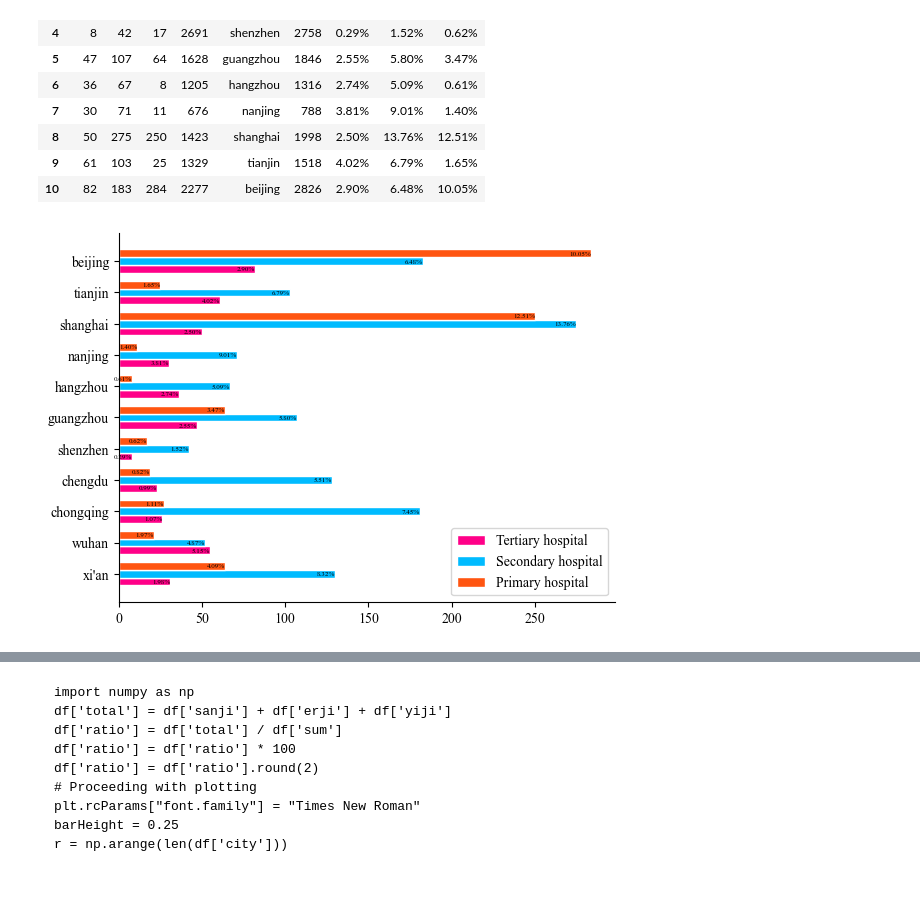
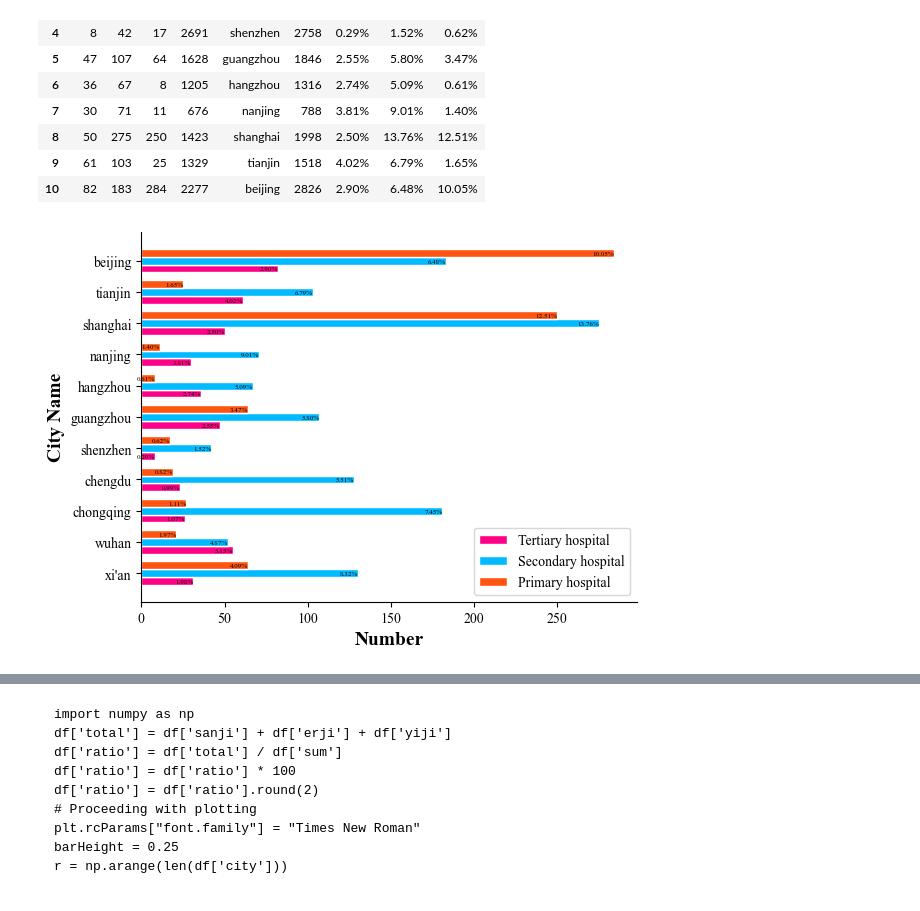
Before and after one commit to Sergio666zxy/Dental-Clinic-Distribution-and-Impact-Factors, a Jupyter notebook: figures/figure 2.ipynb, the cells around one changed output, grey strips where cells are left out. Saved outputs shown, nothing was run; the diff lists cells and outputs as text; code cells hidden in the pictures.

```diff
--- a/figures/figure 2.ipynb
+++ b/figures/figure 2.ipynb
@@ -76,34 +76,36 @@ for rect in rect1:
 
 i = 0
 for rect in rect2:
     width = rect.get_width()
     ax.text(width, rect.get_y() + rect.get_height() / 2, df['ep'][i], size=5, ha='right', va='center')
     i += 1
 
 i = 0
 for rect in rect3:
     width = rect.get_width()
     ax.text(width, rect.get_y() + rect.get_height() / 2, df['yp'][i], size=5, ha='right', va='center')
     i += 1
 
 ax.yaxis.tick_left()  # Display ticks only on the left side
 ax.xaxis.tick_bottom()  # Display ticks only on the bottom
 
 plt.yticks([r + barHeight for r in range(len(df['sanji']))], df['city'])
+plt.xlabel('Number', fontsize=14, fontweight='bold')
+plt.ylabel('City Name', fontsize=14, fontweight='bold')
 
 # Create a legend
 plt.legend()
 
 # Remove the right and upper axis spines
 ax.spines['right'].set_visible(False)
 ax.spines['top'].set_visible(False)
 
 # Show the plot
 # plt.show()
 
 plt.savefig('figure2.tiff', bbox_inches='tight', dpi=400)
 # %% [output]
-[figure, old version]
+[figure, new version]
 # %%
 import numpy as np
 import matplotlib.pyplot as plt
```
Also changed, not shown: parts of 1 cell of this notebook, 1 other file.
